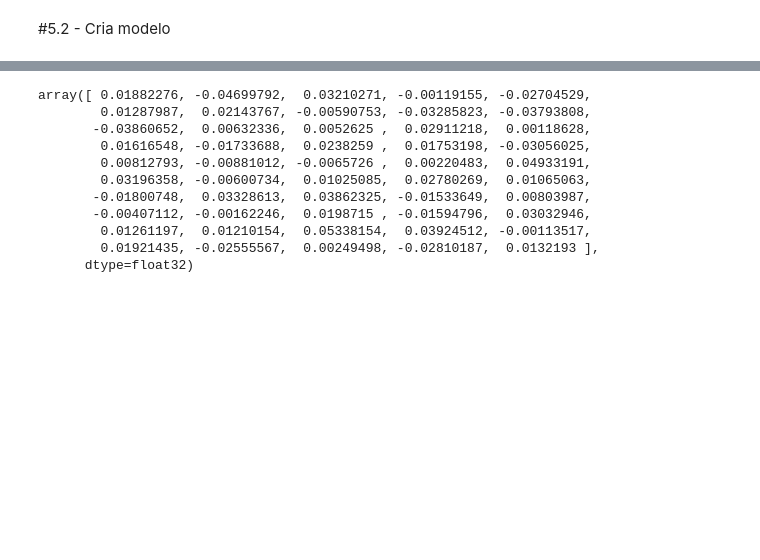
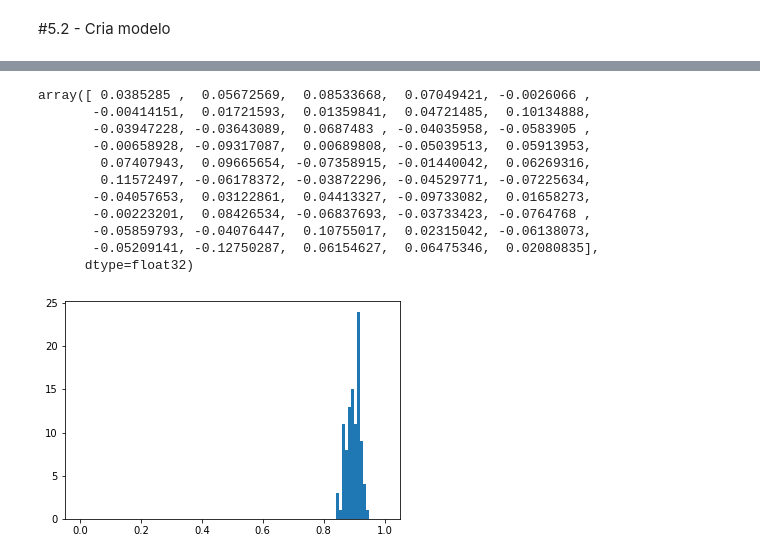
Before and after one commit to mfilipak/AFRAC_IA, a Jupyter notebook: 002_Embeddings1_Portal_da_Transparência.ipynb, the cells around one changed output, grey strips where cells are left out. Saved outputs shown, nothing was run; the diff lists cells and outputs as text; code cells hidden in the pictures; blank space fills up the shorter version.

Commit message:
2 Open issues and test cases (jitter in prediction, is it normal?)

```diff
--- a/002_Embeddings1_Portal_da_Transparência.ipynb
+++ b/002_Embeddings1_Portal_da_Transparência.ipynb
@@ -197,8 +197,8 @@ print(tfidf[dictionary.doc2bow(words)])
 #5 - Agora com word2vec
 Base: https://github.com/mfilipak/AFRAC_IA/blob/main/Analise_Descricao_versus_NCM.ipynb
 # %%
-random.seed=42
-text_corpus = random.sample(list(df3["DESCR"]),50000)
+random.seed(42)
+text_corpus = random.sample(list(df3["DESCR"]),5000)
 len(text_corpus)
 #Deixar bem curtinho o corpo pra ir arrumando o código e testando os resultados. Pra sequência abaixo fazer mais sentido é bom que tenha alguma repetição de palavras
 # %% [output]
@@ -311,5 +329,5 @@ model.wv.most_similar('banana')
 # %%
-test_doc = word_tokenize("Água mineral".lower())
+test_doc = word_tokenize("Banana Prata".lower())
 test_doc_vector = model.infer_vector(test_doc)
 model.docvecs.most_similar(positive = [test_doc_vector])
 test = model.docvecs.most_similar(positive = [test_doc_vector])
@@ -361,14 +394,35 @@ array([-0.03000239, -0.15835182, -0.04647423,  0.14115329, -0.07367107,
 # %%
-model2.infer_vector(test_doc)
+model.infer_vector(test_doc)
 # %% [output]
-array([ 0.01882276, -0.04699792,  0.03210271, -0.00119155, -0.02704529,
-        0.01287987,  0.02143767, -0.00590753, -0.03285823, -0.03793808,
-       -0.03860652,  0.00632336,  0.0052625 ,  0.02911218,  0.00118628,
-        0.01616548, -0.01733688,  0.0238259 ,  0.01753198, -0.03056025,
-        0.00812793, -0.00881012, -0.0065726 ,  0.00220483,  0.04933191,
-        0.03196358, -0.00600734,  0.01025085,  0.02780269,  0.01065063,
-       -0.01800748,  0.03328613,  0.03862325, -0.01533649,  0.00803987,
-       -0.00407112, -0.00162246,  0.0198715 , -0.01594796,  0.03032946,
-        0.01261197,  0.01210154,  0.05338154,  0.03924512, -0.00113517,
-        0.01921435, -0.02555567,  0.00249498, -0.02810187,  0.0132193 ],
+array([ 0.0385285 ,  0.05672569,  0.08533668,  0.07049421, -0.0026066 ,
+       -0.00414151,  0.01721593,  0.01359841,  0.04721485,  0.10134888,
+       -0.03947228, -0.03643089,  0.0687483 , -0.04035958, -0.0583905 ,
+       -0.00658928, -0.09317087,  0.00689808, -0.05039513,  0.05913953,
+        0.07407943,  0.09665654, -0.07358915, -0.01440042,  0.06269316,
+        0.11572497, -0.06178372, -0.03872296, -0.04529771, -0.07225634,
+       -0.04057653,  0.03122861,  0.04413327, -0.09733082,  0.01658273,
+       -0.00223201,  0.08426534, -0.06837693, -0.03733423, -0.0764768 ,
+       -0.05859793, -0.04076447,  0.10755017,  0.02315042, -0.06138073,
+       -0.05209141, -0.12750287,  0.06154627,  0.06475346,  0.02080835],
       dtype=float32)
+# %%
+from numpy import dot
+from numpy.linalg import norm
+
+def cos_sim(a,b):
+  return dot(a, b)/(norm(a)*norm(b))
+#  return norm(a-b) #Para teste rápido com a distância euclidiana
+# %%
+dotprodstl = []
+for i in range(100):
+  test_doc = ["tomate"]
+  random.seed(42)
+  a = model.infer_vector(test_doc)
+  random.seed(42)
+  test_doc = ["livro"]
+  b = model.infer_vector(test_doc)
+  dotprodstl += [cos_sim(a,b)]
+plt.hist(dotprodstl, bins=100, range=(0,1))
+plt.show()
+# %% [output]
+[figure, added]
```
Also changed, not shown: parts of 20 cells of this notebook.
